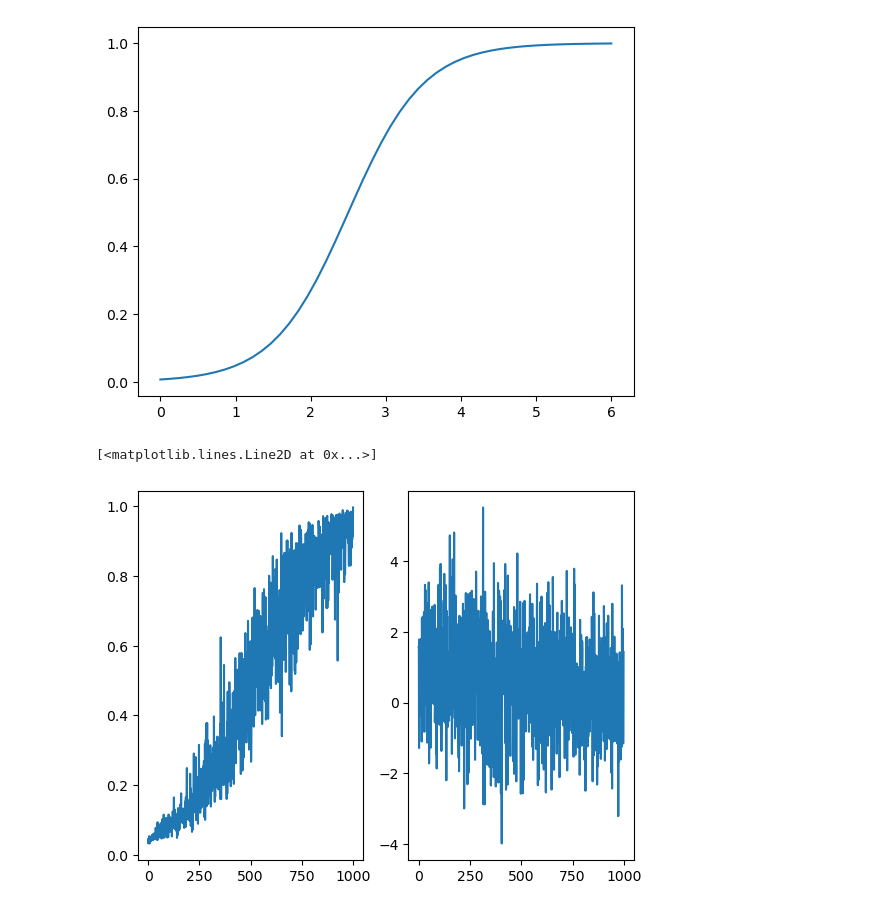
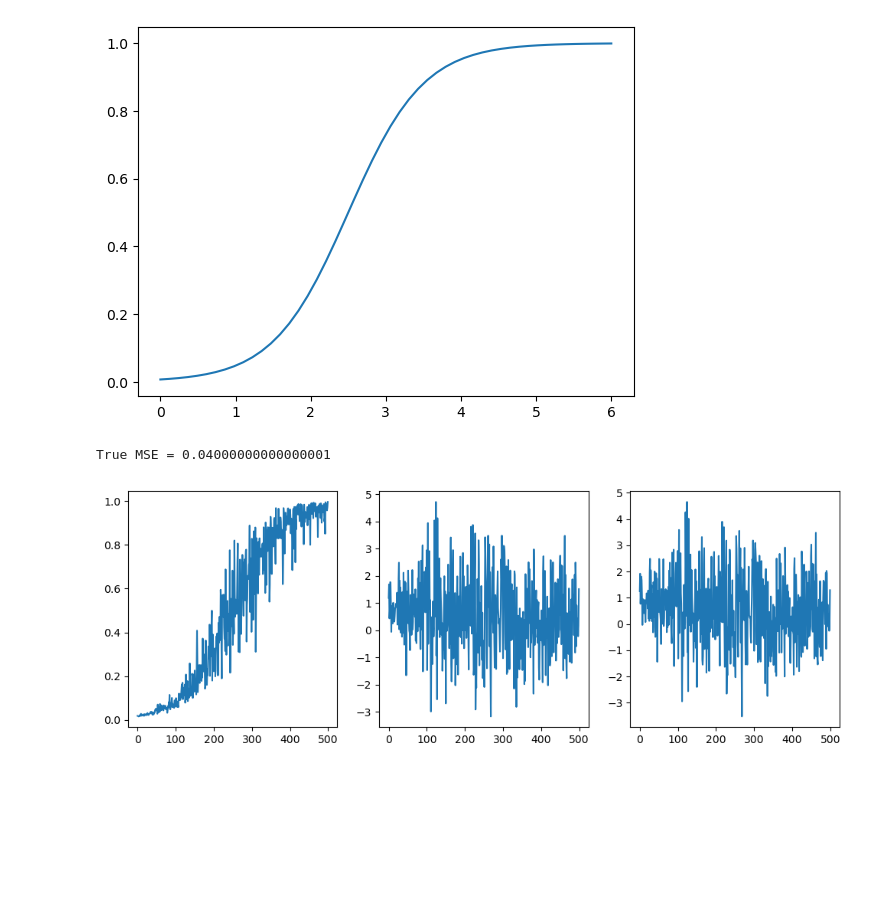
Before and after one commit to latimerk/adaptnn, a Jupyter notebook: simpleContrastGainSimulation.ipynb, the cells around one changed output. Saved outputs shown, nothing was run; the diff lists cells and outputs as text; code cells hidden in the pictures; blank space fills up the shorter version.

```diff
--- a/simpleContrastGainSimulation.ipynb
+++ b/simpleContrastGainSimulation.ipynb
@@ -32,27 +34,41 @@ plt.plot(cs, contrast_function(cs))
 [<matplotlib.lines.Line2D at 0x...>]
 [figure]
 # %%
-N = 1000
-true_contast = np.linspace(1,4,N)
+N = 500
+true_contast = np.linspace(0.5,4.5,N)
 X = np.random.randn(N,P) * true_contast[:,np.newaxis]
 
-noise = np.random.randn(N)*0.1
+sig= 0.2
+noise = np.random.randn(N)*sig
 
 X_cs = np.std(X,axis=1, keepdims=True)
 
 W = contrast_function(X_cs)
 
 effective_filters = (1-W) @ filter_0[np.newaxis,:] + (W) @ filter_1[np.newaxis,:]
 
 effective_baseline = b_0*(1-W) + W*b_1
 
 X_filt = np.sum(effective_filters*X,axis=1,keepdims=True) + effective_baseline
 
 Y = X_filt.ravel() + noise
-plt.subplot(1,2,1)
+plt.figure(figsize=(12,4))
+plt.subplot(1,3,1)
 plt.plot(W)
-plt.subplot(1,2,2)
+plt.subplot(1,3,2)
 plt.plot(Y)
+plt.subplot(1,3,3)
+plt.plot(X_filt)
+
+Xa = X
+Xs = X
+
+Xs = X[:,:25]
+Xa = np.hstack([X, X**2])
+
+
+# Xa = np.hstack([X.mean(axis=1,keepdims=True), (X**2).mean(axis=1,keepdims=True)])
+print(f"True MSE = {sig**2}")
 # %% [output]
-[<matplotlib.lines.Line2D at 0x...>]
+True MSE = 0.04000000000000001
-[figure, old version]
+[figure, new version]
```
Also changed, not shown: parts of 17 cells of this notebook, 5 other files.
